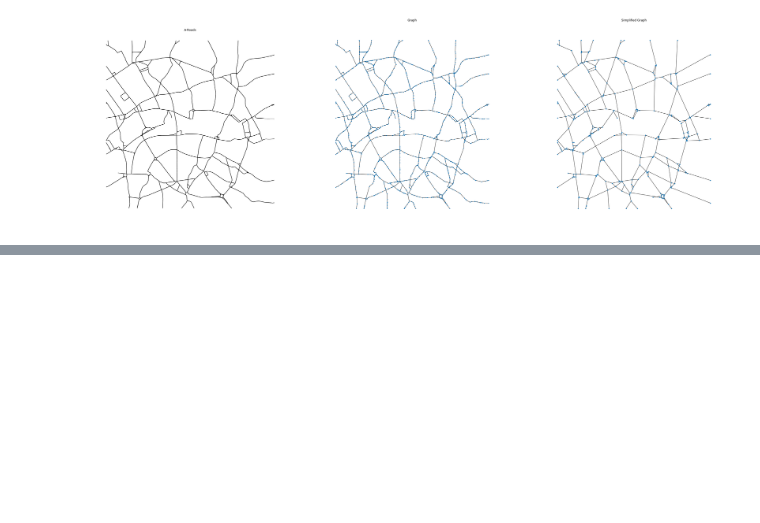
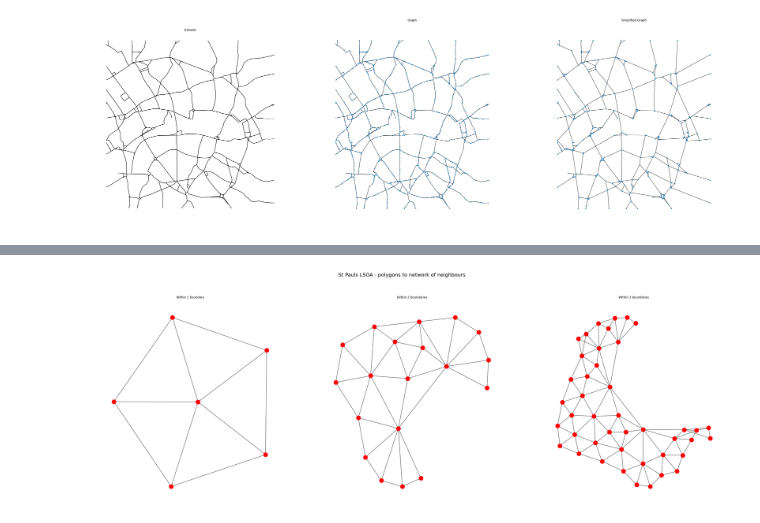
Before and after one commit to richardkappa/GeoData, a Jupyter notebook: Investigations/Graphs and Networks.ipynb, the cells around one changed output, grey strips where cells are left out. Cells and saved outputs as stored; diff of their text form; code cells hidden in the pictures; blank space fills up the shorter version.

```diff
--- a/Investigations/Graphs and Networks.ipynb
+++ b/Investigations/Graphs and Networks.ipynb
@@ -88,0 +163,31 @@ nx.draw(G2, positions, ax=ax[2], node_size=10)
+# %%
+G1 = nx.ego_graph(G, 0, 1)
+pos_G1 = nx.spring_layout(G1)
+
+G2 = nx.ego_graph(G, 0, 2)
+pos_G2 = nx.spring_layout(G2)
+
+G3 = nx.ego_graph(G, 0, 3)
+pos_G3 = nx.spring_layout(G3)
+# %%
+fig, ax = plt.subplots(1, 3, figsize=(45, 15))
+fig.suptitle("St Pauls LSOA - polygons to network of neighbours", fontsize=20)
+
+for i, facet in enumerate(ax):
+    facet.set_title(("Within 1 boundary", "Within 2 boundaries", "Within 3 boundaries")[i])
+    facet.axis("off")
+
+#Plot1
+
+nx.draw(G1, pos_G1, ax=ax[0], node_color="r")
+
+#Plot2
+nx.draw(G2, pos_G2, ax=ax[1], node_color="r")
+
+#Plot3
+nx.draw(G3, pos_G3, ax=ax[2], node_color="r")
+
+
+plt.show()
+# %% [output]
+[figure, added]
```
Also changed, not shown: parts of 13 cells of this notebook.
